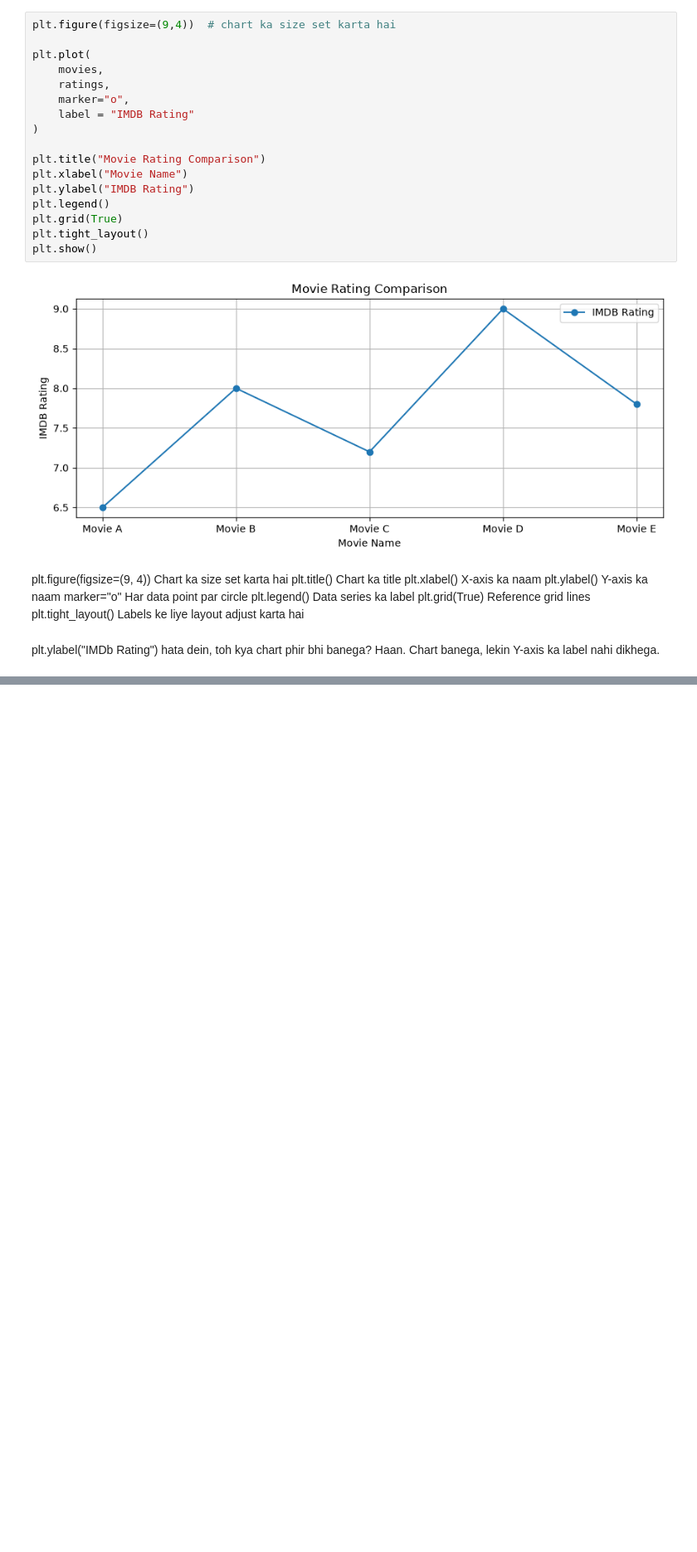
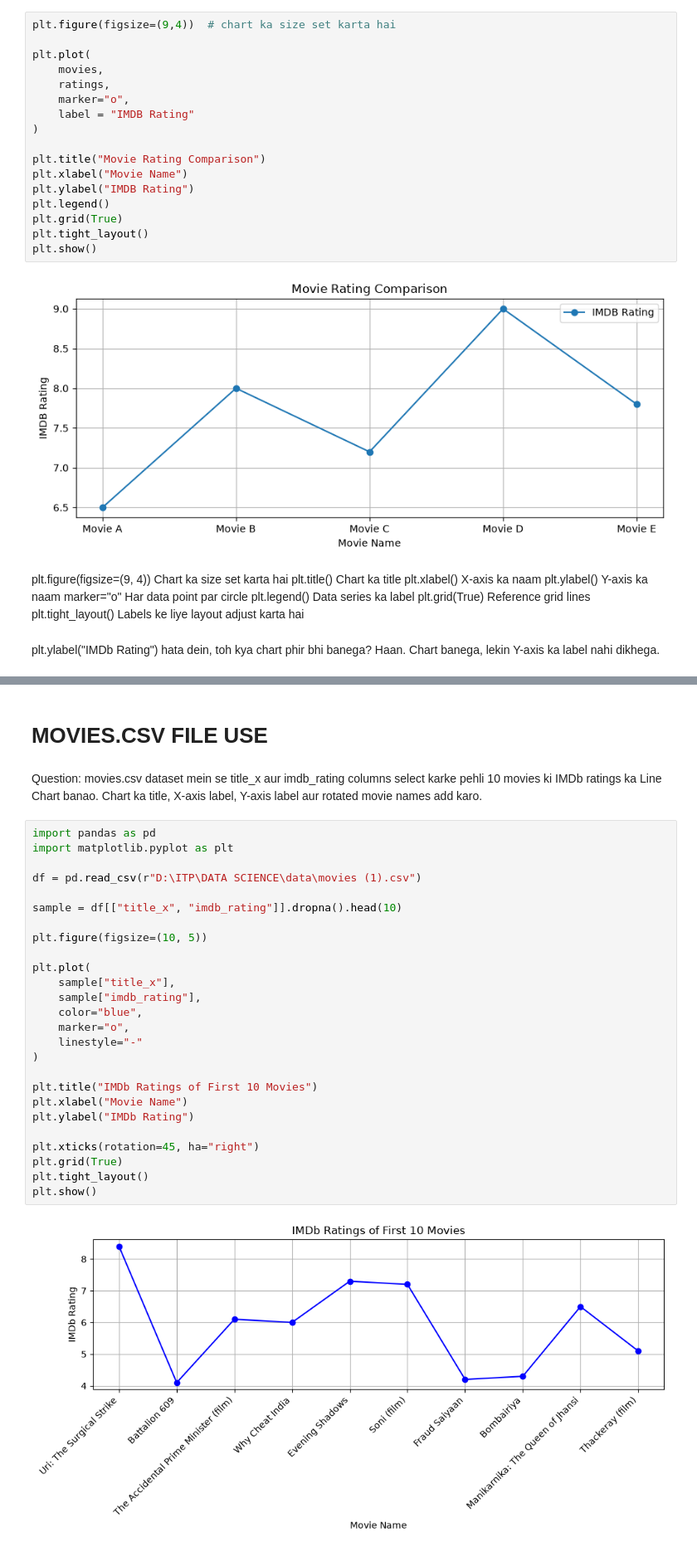
Before and after one commit to shivamdhamange/DATA-SCIENCE, a Jupyter notebook: shivam/day 16 matplotlib.ipynb, the cells around one changed output, grey strips where cells are left out. Shown at 83% size. Drawn from its saved outputs; the diff is of its cells as text; blank space fills up the shorter version.

```diff
--- a/shivam/day 16 matplotlib.ipynb
+++ b/shivam/day 16 matplotlib.ipynb
@@ -134,0 +107,32 @@ df.tolist() = unhe Python list mein convert karta hai.
+# %% [markdown]
+# MOVIES.CSV FILE USE
+# %% [markdown]
+Question: movies.csv dataset mein se title_x aur imdb_rating columns select karke pehli 10 movies ki IMDb ratings ka Line Chart banao. Chart ka title, X-axis label, Y-axis label aur rotated movie names add karo.
+# %%
+import pandas as pd
+import matplotlib.pyplot as plt
+
+df = pd.read_csv(r"D:\ITP\DATA SCIENCE\data\movies (1).csv")
+
+sample = df[["title_x", "imdb_rating"]].dropna().head(10)
+
+plt.figure(figsize=(10, 5))
+
+plt.plot(
+    sample["title_x"],
+    sample["imdb_rating"],
+    color="blue",
+    marker="o",
+    linestyle="-"
+)
+
+plt.title("IMDb Ratings of First 10 Movies")
+plt.xlabel("Movie Name")
+plt.ylabel("IMDb Rating")
+
+plt.xticks(rotation=45, ha="right")
+plt.grid(True)
+plt.tight_layout()
+plt.show()
+# %% [output]
+[figure, added]
```
Also changed, not shown: parts of 48 cells of this notebook, 1 other file.
